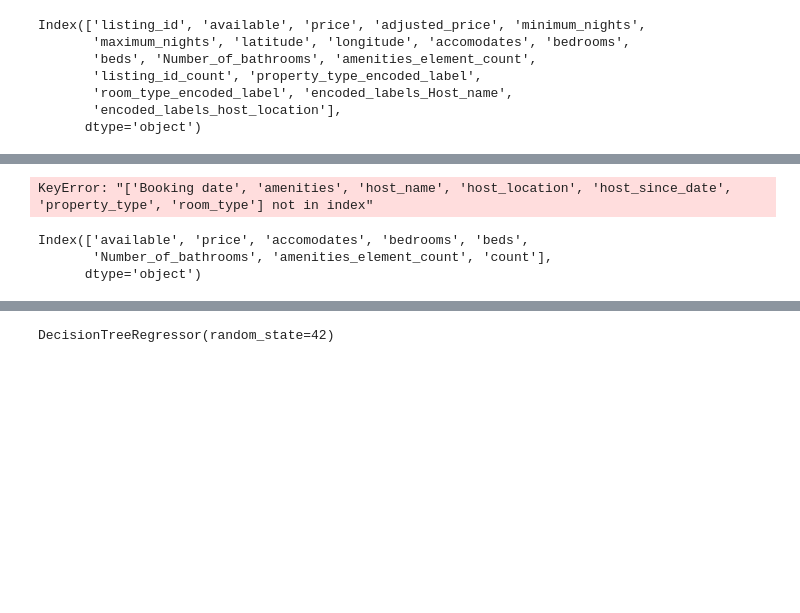
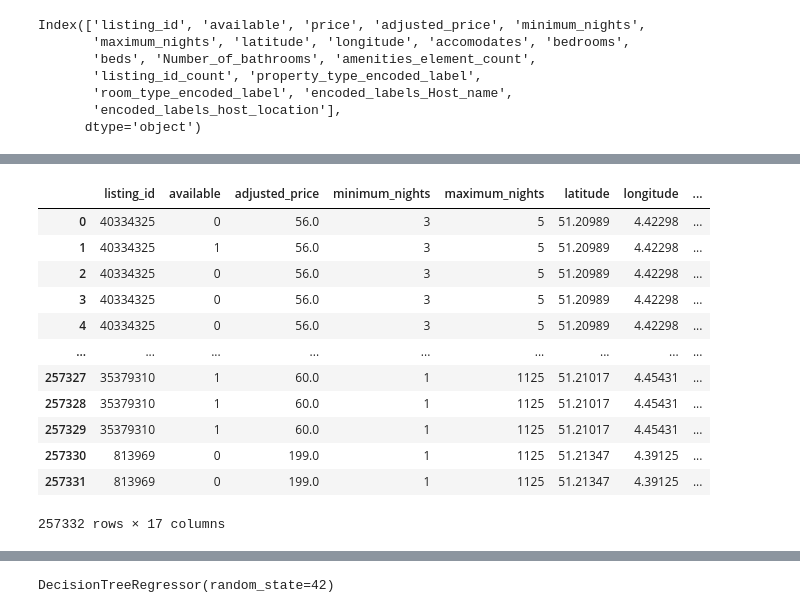
Before and after one commit to siroi97/HV_capstone_airbnb, a Jupyter notebook: Air_BNB_Python_file.ipynb, the cells around one changed output, grey strips where cells are left out. Saved outputs shown, nothing was run; the diff lists cells and outputs as text; code cells hidden in the pictures; blank space fills up the shorter version.

```diff
--- a/Air_BNB_Python_file.ipynb
+++ b/Air_BNB_Python_file.ipynb
@@ -1518,0 +1522,2 @@ plotting Heatmap
+# %%
+z=df['price']
@@ -1521,11 +1538,0 @@ df=df.drop(df[['minimum_nights', 'maximum_nights']],axis=1)
-# %%
-df=df.drop(df[['listing_id','Booking date','amenities','host_name', 'host_location',
-       'host_since_date','latitude','longitude','property_type','room_type','adjusted_price']],axis=1)
-# %% [output]
-KeyError: "['Booking date', 'amenities', 'host_name', 'host_location', 'host_since_date', 'property_type', 'room_type'] not in index"
-# %%
-df.columns
-# %% [output]
-Index(['available', 'price', 'accomodates', 'bedrooms', 'beds',
-       'Number_of_bathrooms', 'amenities_element_count', 'count'],
-      dtype='object')
@@ -1531,0 +1545,16 @@ Index(['available', 'price', 'accomodates', 'bedrooms', 'beds',
+# %%
+X
+# %% [output]
+|  | listing_id | available | adjusted_price | minimum_nights | maximum_nights | latitude | longitude | ... |
+| 0 | 40334325 | 0 | 56.0 | 3 | 5 | 51.20989 | 4.42298 | ... |
+| 1 | 40334325 | 1 | 56.0 | 3 | 5 | 51.20989 | 4.42298 | ... |
+| 2 | 40334325 | 0 | 56.0 | 3 | 5 | 51.20989 | 4.42298 | ... |
+| 3 | 40334325 | 0 | 56.0 | 3 | 5 | 51.20989 | 4.42298 | ... |
+| 4 | 40334325 | 0 | 56.0 | 3 | 5 | 51.20989 | 4.42298 | ... |
+| ... | ... | ... | ... | ... | ... | ... | ... | ... |
+| 257327 | 35379310 | 1 | 60.0 | 1 | 1125 | 51.21017 | 4.45431 | ... |
+| 257328 | 35379310 | 1 | 60.0 | 1 | 1125 | 51.21017 | 4.45431 | ... |
+| 257329 | 35379310 | 1 | 60.0 | 1 | 1125 | 51.21017 | 4.45431 | ... |
+| 257330 | 813969 | 0 | 199.0 | 1 | 1125 | 51.21347 | 4.39125 | ... |
+| 257331 | 813969 | 0 | 199.0 | 1 | 1125 | 51.21347 | 4.39125 | ... |
+257332 rows × 17 columns
```
Also changed, not shown: parts of 56 cells of this notebook.
